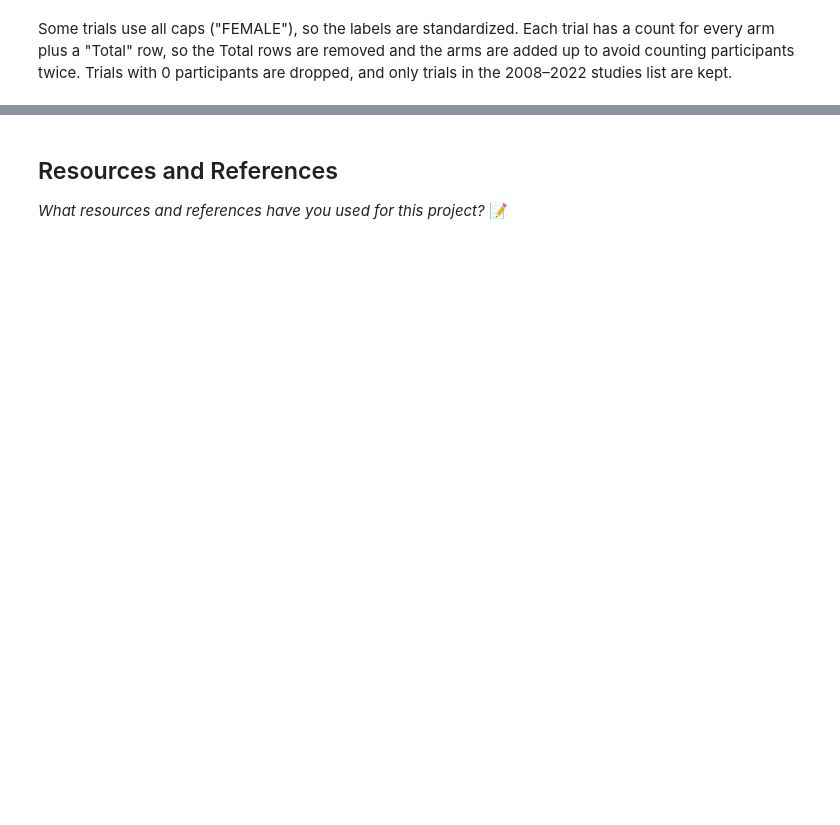
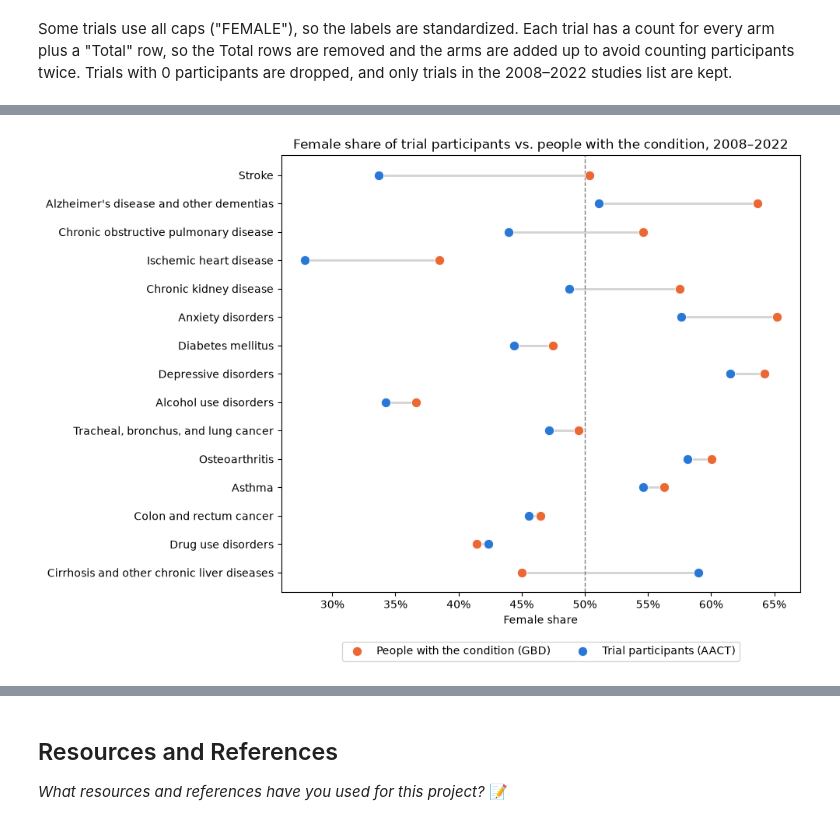
Before and after one commit to IT4063C-Fall2026/data-tech-analytics-final-project-smithmaria, a Jupyter notebook: source.ipynb, the cells around one changed output, grey strips where cells are left out. Drawn from its saved outputs; the diff is of its cells as text; code cells hidden in the pictures; blank space fills up the shorter version.

Commit message:
add EDA charts

```diff
--- a/source.ipynb
+++ b/source.ipynb
@@ -415,0 +695,25 @@ sex.to_csv("data/processed/aact_sex_counts.csv", index=False)
+# %%
+import matplotlib.pyplot as plt
+import seaborn as sns
+from matplotlib.ticker import PercentFormatter
+
+gap = pd.read_csv("data/processed/gap_by_cause_year.csv")
+trials = pd.read_csv("data/processed/trials_matched.csv")
+
+by_cause = gap.groupby("cause_name").agg(
+    female=("female", "sum"), total=("total", "sum"), prevalence_female_share=("prevalence_female_share", "mean")
+).reset_index()
+by_cause["trial_female_share"] = by_cause["female"] / by_cause["total"]
+by_cause["gap"] = by_cause["trial_female_share"] - by_cause["prevalence_female_share"]
+
+median_share = trials.groupby("cause_name")["female_share"].median().reset_index(name="median_trial_share")
+by_cause = by_cause.merge(median_share, on="cause_name")
+by_cause["median_gap"] = by_cause["median_trial_share"] - by_cause["prevalence_female_share"]
+
+us_only = trials[trials["us_site_share"] == 1].groupby("cause_name")[["Female", "total"]].sum().reset_index()
+us_only["us_only_share"] = us_only["Female"] / us_only["total"]
+by_cause = by_cause.merge(us_only[["cause_name", "us_only_share"]], on="cause_name")
+by_cause["us_only_gap"] = by_cause["us_only_share"] - by_cause["prevalence_female_share"]
+
+by_cause = by_cause.sort_values("gap")
+by_cause[["cause_name", "trial_female_share", "prevalence_female_share", "gap", "median_gap", "us_only_gap"]]
@@ -415,0 +737,17 @@ sex.to_csv("data/processed/aact_sex_counts.csv", index=False)
+# %%
+fig, ax = plt.subplots(figsize=(10, 7))
+ax.hlines(by_cause["cause_name"], by_cause["prevalence_female_share"], by_cause["trial_female_share"], color="lightgray", linewidth=2)
+sns.scatterplot(data=by_cause, x="prevalence_female_share", y="cause_name", color="#eb6834", s=80, zorder=3, ax=ax,
+                label="People with the condition (GBD)")
+sns.scatterplot(data=by_cause, x="trial_female_share", y="cause_name", color="#2a78d6", s=80, zorder=3, ax=ax,
+                label="Trial participants (AACT)")
+ax.axvline(0.5, color="gray", linestyle="--", linewidth=1)
+ax.xaxis.set_major_formatter(PercentFormatter(1, decimals=0))
+ax.set_xlabel("Female share")
+ax.set_ylabel("")
+ax.set_title("Female share of trial participants vs. people with the condition, 2008–2022")
+ax.legend(loc="upper center", bbox_to_anchor=(0.5, -0.1), ncol=2)
+plt.tight_layout()
+plt.show()
+# %% [output]
+[figure, added]
```
Also changed, not shown: parts of 51 cells of this notebook, 1 other file.
